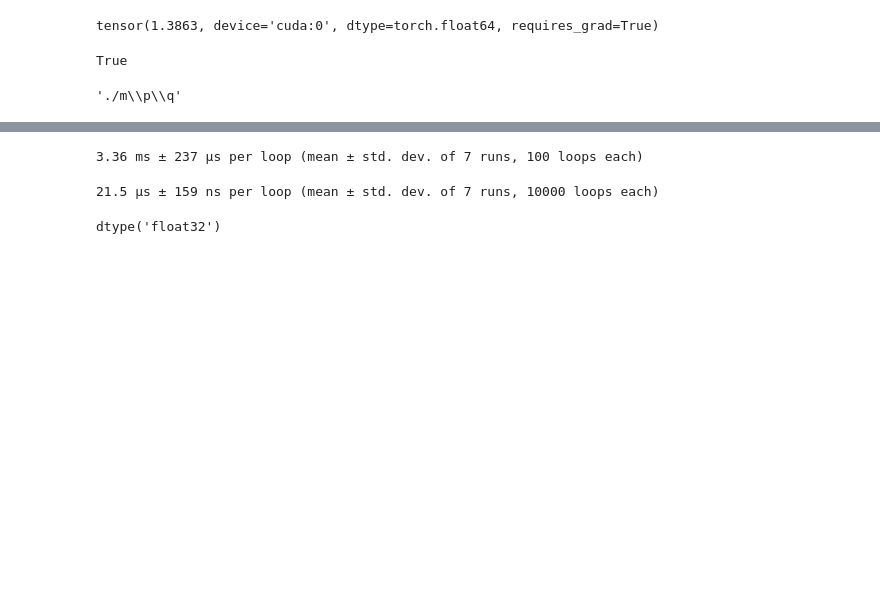
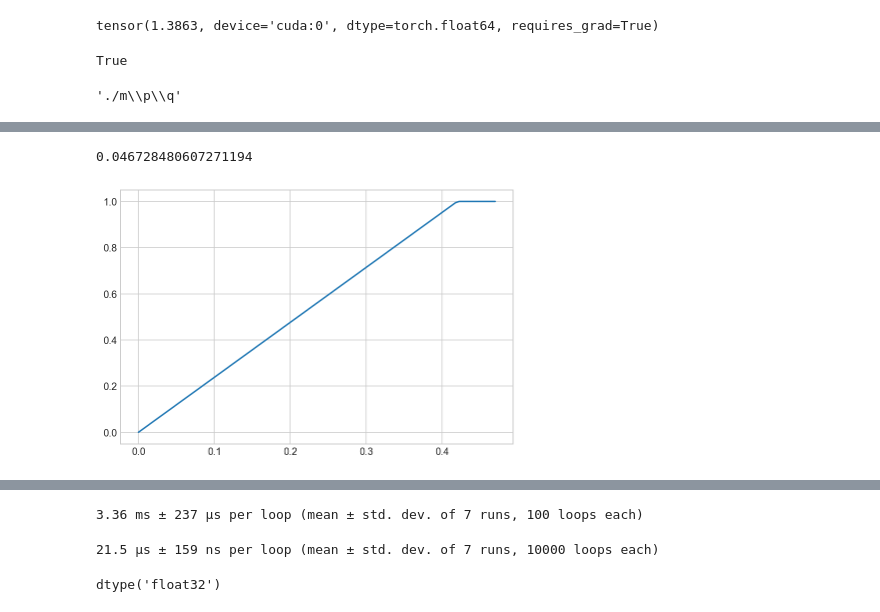
Before and after one commit to boxiXia/FlexipodFast, a Jupyter notebook: src/py_src/temp_playground.ipynb, the cells around one changed output, grey strips where cells are left out. Cells and saved outputs as stored; diff of their text form; code cells hidden in the pictures; blank space fills up the shorter version.

```diff
--- a/src/py_src/temp_playground.ipynb
+++ b/src/py_src/temp_playground.ipynb
@@ -82,6 +82,9 @@ actor = DiagGaussianActor(obs_dim=actor_cfg["obs_dim"],
 # %%
 from flexipod_env import FlexipodEnv
 import numpy as np
+import matplotlib.pyplot as plt
+plt.style.use('seaborn-whitegrid')
+%config InlineBackend.figure_format = 'retina'
 %load_ext line_profiler
 
 env = FlexipodEnv()
@@ -112,0 +96,16 @@ array([0.65465456, 0.98671997, 0.93688715, 0.4621514 , 0.99243414,
+# %%
+self = env
+msg_rec = self.receive()
+_ = self._processRecMsg(msg_rec)
+# %% [output]
+0.046728480607271194
+# %%
+x = np.linspace(-0,0.47,100)
+y = np.clip((x/0.42),0,1)
+# y = np.tanh(x/0.2)*1.0183
+# y = np.sin(x/0.3)
+plt.plot(x,y)
+# plt.axis("equal")
+plt.tight_layout()
+# %% [output]
+[figure, added]
```
Also changed, not shown: parts of 23 cells of this notebook, 11 other files.
